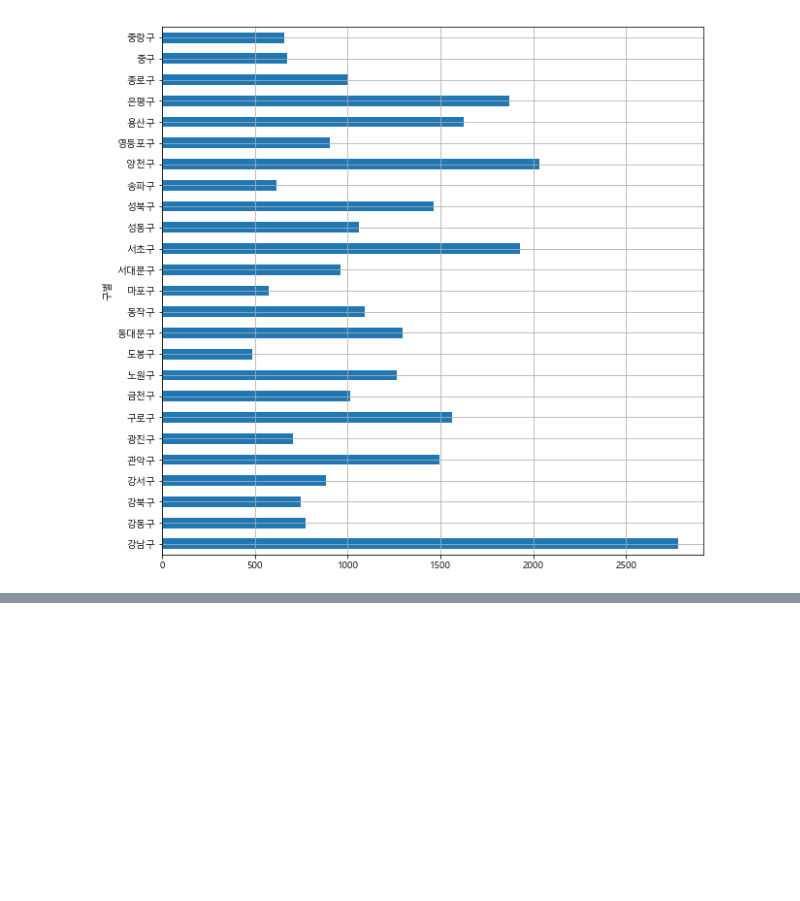
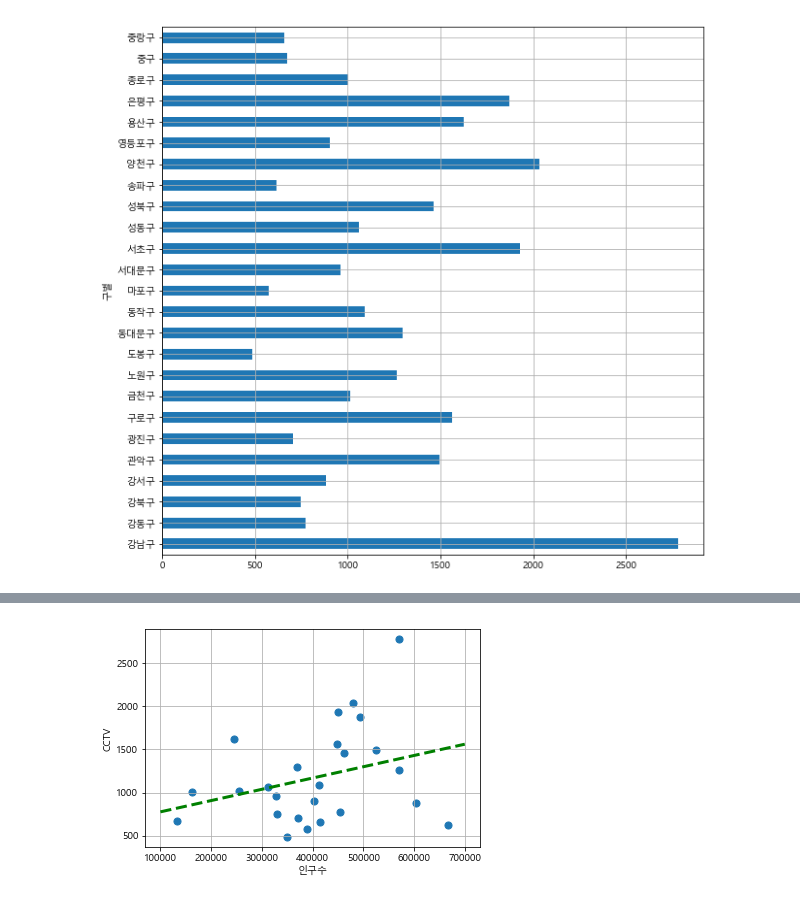
Before and after one commit to namsoojang/Play_with_Data_3rd, a Jupyter notebook: 1.CCTV/1장 CCTV.ipynb, the cells around one changed output, grey strips where cells are left out. Cells and saved outputs as stored; diff of their text form; code cells hidden in the pictures; blank space fills up the shorter version.

```diff
--- a/1.CCTV/1장 CCTV.ipynb
+++ b/1.CCTV/1장 CCTV.ipynb
@@ -366,0 +426,8 @@ data_result['소계'].sort_values().plot(kind='barh',grid=True, figsize=(10,10))
+# %%
+plt.scatter(data_result.인구수, data_result.소계, s=50)
+plt.plot(fx,f1(fx), ls='dashed', lw=3, color='g')
+plt.xlabel('인구수')
+plt.ylabel('CCTV')
+plt.grid()
+# %% [output]
+[figure, added]
```
Also changed, not shown: parts of 16 cells of this notebook.
